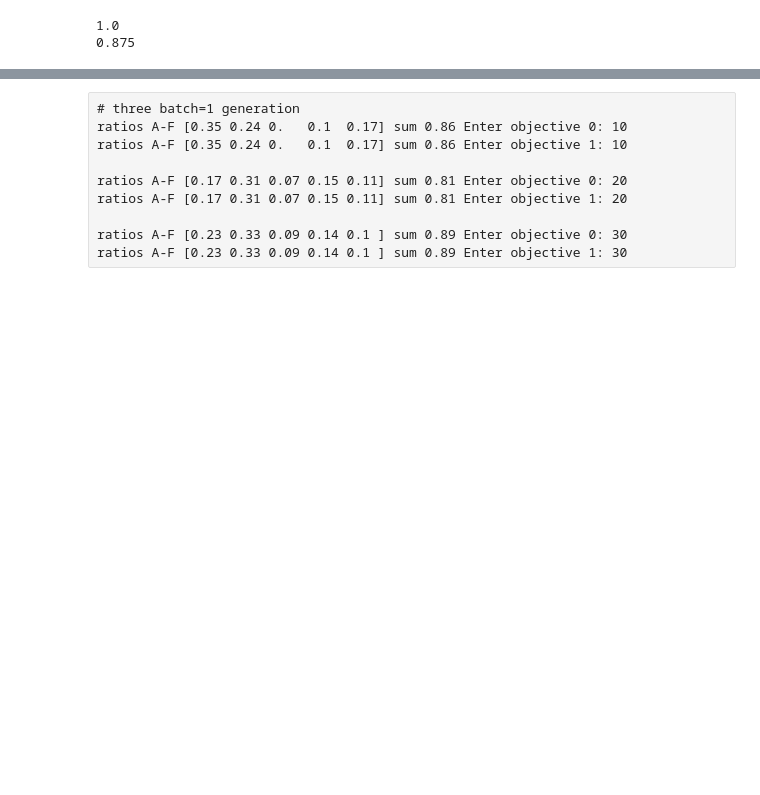
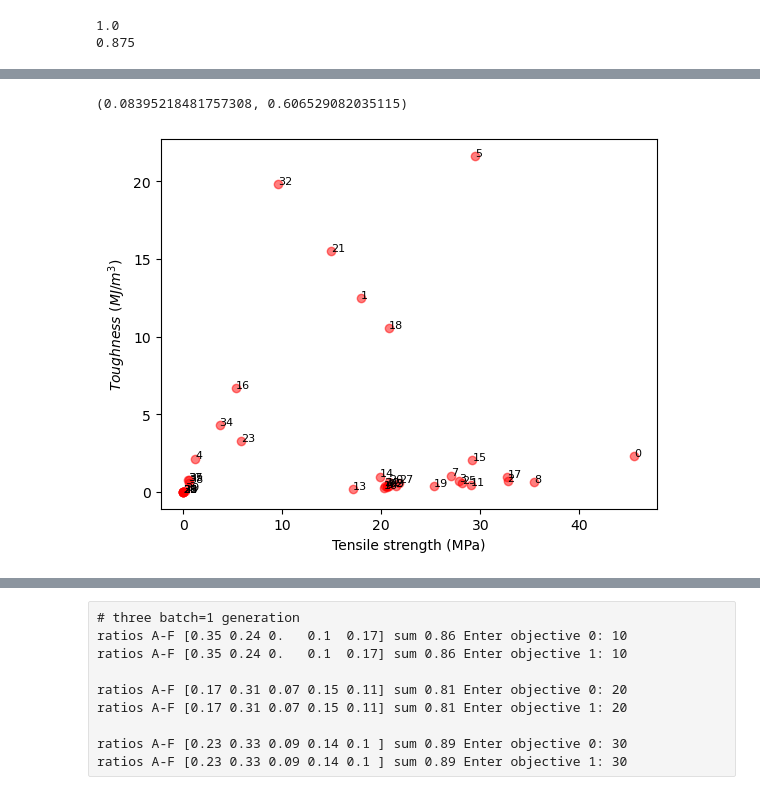
Before and after one commit to sattarik/MOBO_RFcons_LCD3D_6monomers, a Jupyter notebook: modified_3dp_6ratio.ipynb, the cells around one changed output, grey strips where cells are left out. Saved outputs shown, nothing was run; the diff lists cells and outputs as text; code cells hidden in the pictures; blank space fills up the shorter version.

```diff
--- a/modified_3dp_6ratio.ipynb
+++ b/modified_3dp_6ratio.ipynb
@@ -283,0 +377,17 @@ array([[ 56.6,  14.2,  54.8,  56.7,  13.1,  40.8,  50.9,  50.1, 126.7,
+# %%
+plt.scatter(strength, toughness, color='red', alpha=0.5)
+
+plt.xlabel('Tensile strength (MPa)')
+plt.ylabel(r'$Toughness$ $(MJ/m^3)$')
+
+for i in range(toughness.shape[0]):
+    #if toughness[i]>2:
+        plt.text(strength[i], toughness[i], str(i), fontsize=8)
+plt.savefig('tough_strength.png', dpi=200)
+
+s = strength.reshape((-1, ))
+t = toughness.reshape((-1, ))
+pearsonr(x=s, y=t)
+# %% [output]
+(0.08395218481757308, 0.606529082035115)
+[figure, added]
```
Also changed, not shown: parts of 9 cells of this notebook, 6 other files.
